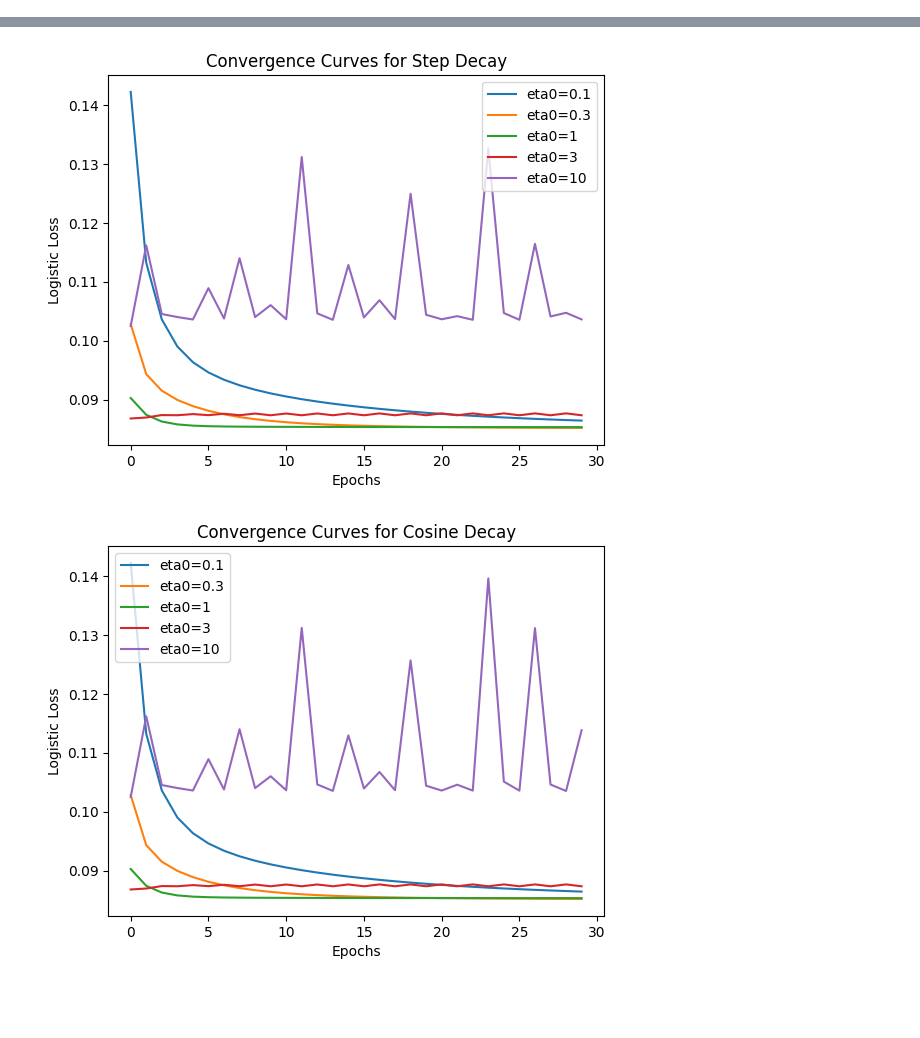
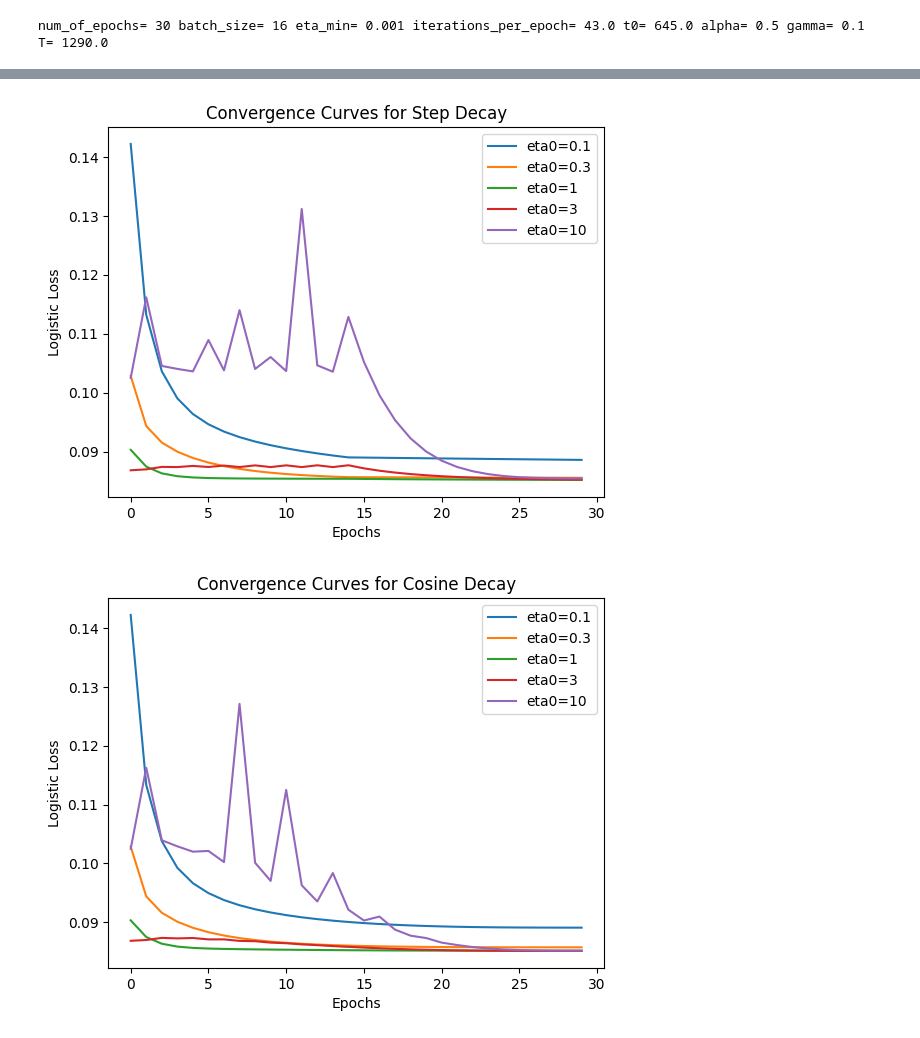
Before and after one commit to SonjoyKP/regularization-sgd-logistic-regression, a Jupyter notebook: Logistic_Regression.ipynb, the cells around one changed output, grey strips where cells are left out. Cells and saved outputs as stored; diff of their text form; code cells hidden in the pictures; blank space fills up the shorter version.

Commit message:
HUGE bug fix: we needed to pass iteration number in the current learning rate calculation function

```diff
--- a/Logistic_Regression.ipynb
+++ b/Logistic_Regression.ipynb
@@ -31,14 +31,16 @@ def sgd(X, y, epochs, batch_size, lr_scheduler, eta0, **kwargs):
     losses = []
     set_lr = []
 
+    t = 0 # iteration count
     for epoch in range(epochs):
-        eta = lr_scheduler(epoch, eta0, **kwargs)
-        set_lr.append(eta)
         for i in range(0, n, batch_size):
             Xi = X[i:i + batch_size]
             yi = y[i:i + batch_size]
             grad = -np.dot(yi * np.exp(-yi * np.dot(Xi, w)) / (1 + np.exp(-yi * np.dot(Xi, w))), Xi)
+            eta = lr_scheduler(t, eta0, **kwargs)
+            set_lr.append(eta)
             w -= eta * grad / batch_size
+            t = t + 1
         losses.append(logistic_loss(w, X, y))
 
     return set_lr, losses
@@ -49,10 +51,11 @@ batch_size = 16
 initial_lrs = [0.1, 0.3, 1, 3, 10]     # Initial learning rate (can be tuned)
 eta_min = 0.001  # Minimum learning rate
 iterations_per_epoch = np.ceil(len(train_X) / batch_size)
-t0 = 15 * iterations_per_epoch  # Learning rate decays every 15 epochs
+t0 = 15 * iterations_per_epoch  #t0 is the number of iterations after which the learning rate
 alpha = 0.5      # Decay exponent
 gamma = 0.1
 T = num_of_epochs * iterations_per_epoch #total number of iterations
+print("num_of_epochs=",num_of_epochs, "batch_size=",batch_size, "eta_min=",eta_min, "iterations_per_epoch=",iterations_per_epoch, "t0=",t0, "alpha=",alpha, "gamma=",gamma, "T=",T)
 
 # Step decay scheduler
 def step_decay(t, eta0, gamma=0.1, t0=t0):
@@ -92,7 +95,7 @@ for name, scheduler in schedulers.items():
         plt.plot(results_lrs[(name, eta0)], label=f'eta0={eta0}')
         #print(name, eta0, results_lrs[(name, eta0)])
     plt.title(f'Learning Rate Curves for {name}')
-    plt.xlabel('Epochs')
+    plt.xlabel('Interations')
     plt.ylabel('Learning Rate')
     plt.legend()
     plt.show()
@@ -122,3 +125,4 @@ plt.ylabel('Logistic Loss')
 plt.legend()
 plt.show()
 # %% [output]
+num_of_epochs= 30 batch_size= 16 eta_min= 0.001 iterations_per_epoch= 43.0 t0= 645.0 alpha= 0.5 gamma= 0.1 T= 1290.0
@@ -128,2 +132,2 @@ plt.show()
-[figure, old version]
+[figure, new version]
-[figure, old version]
+[figure, new version]
```
Also changed, not shown: parts of 1 cell of this notebook.
